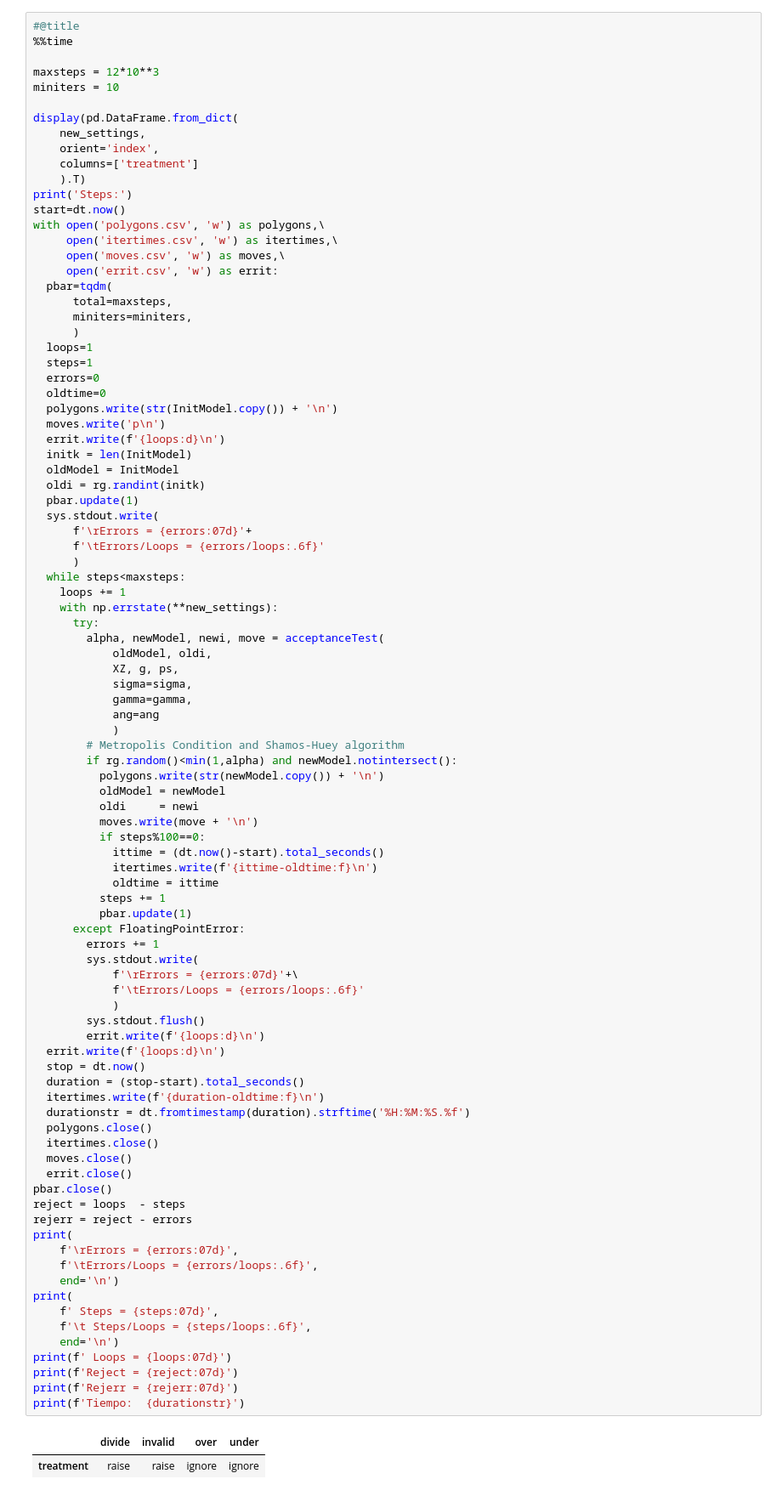
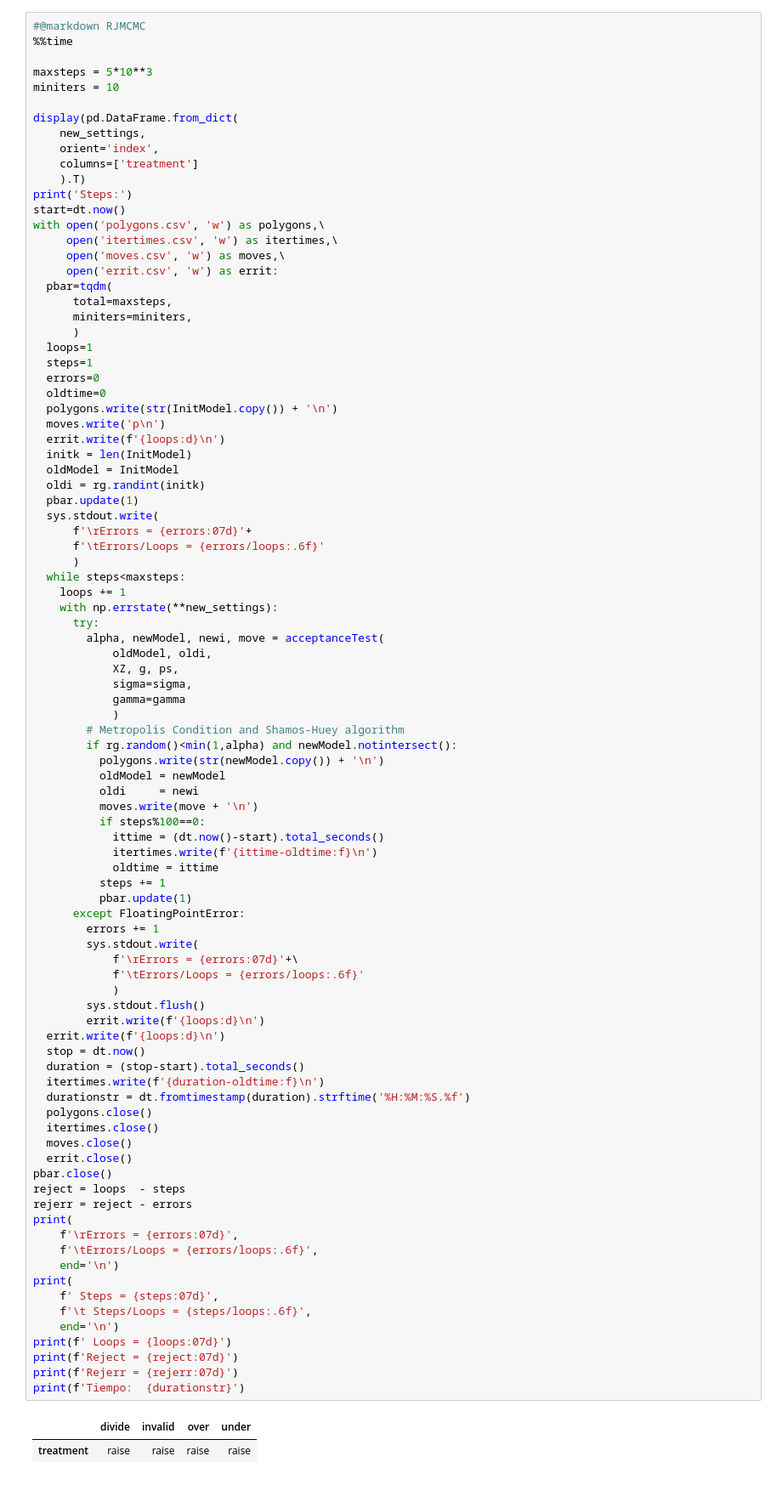
Before and after one commit to edwardptera/SHIMIA-Gravimetrico, a Jupyter notebook: RJMCMC/RJMCMC_Grupo2.ipynb, the cells around one changed output. Shown at 85% size. Cells and saved outputs as stored; diff of their text form.

```diff
--- a/RJMCMC/RJMCMC_Grupo2.ipynb
+++ b/RJMCMC/RJMCMC_Grupo2.ipynb
@@ -611,8 +617,8 @@ Wall time: 4.17 s
 # %%
-#@title
+#@markdown RJMCMC
 %%time
 
-maxsteps = 12*10**3
+maxsteps = 5*10**3
 miniters = 10
 
 display(pd.DataFrame.from_dict(
@@ -653,8 +659,7 @@ with open('polygons.csv', 'w') as polygons,\
             oldModel, oldi,
             XZ, g, ps,
             sigma=sigma,
-            gamma=gamma,
-            ang=ang
+            gamma=gamma
             )
         # Metropolis Condition and Shamos-Huey algorithm
         if rg.random()<min(1,alpha) and newModel.notintersect():
@@ -675,32 +680,32 @@ with open('polygons.csv', 'w') as polygons,\
             f'\tErrors/Loops = {errors/loops:.6f}'
             )
         sys.stdout.flush()
         errit.write(f'{loops:d}\n')
   errit.write(f'{loops:d}\n')
   stop = dt.now()
   duration = (stop-start).total_seconds()
   itertimes.write(f'{duration-oldtime:f}\n')
   durationstr = dt.fromtimestamp(duration).strftime('%H:%M:%S.%f')
   polygons.close()
   itertimes.close()
   moves.close()
   errit.close()
 pbar.close()
 reject = loops  - steps
 rejerr = reject - errors
 print(
     f'\rErrors = {errors:07d}',
     f'\tErrors/Loops = {errors/loops:.6f}',
     end='\n')
 print(
     f' Steps = {steps:07d}',
     f'\t Steps/Loops = {steps/loops:.6f}',
     end='\n')
 print(f' Loops = {loops:07d}')
 print(f'Reject = {reject:07d}')
 print(f'Rejerr = {rejerr:07d}')
 print(f'Tiempo:  {durationstr}')
 # %% [output]
 |  | divide | invalid | over | under |
-| treatment | raise | raise | ignore | ignore |
+| treatment | raise | raise | raise | raise |
 Steps:
```
Also changed, not shown: parts of 17 cells of this notebook, 4 other files.
